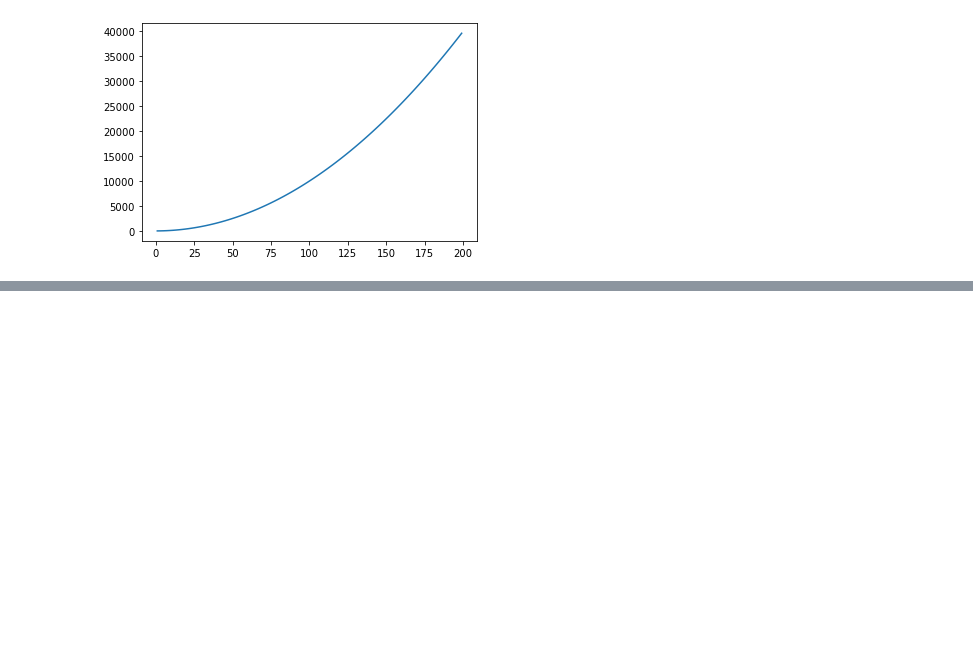
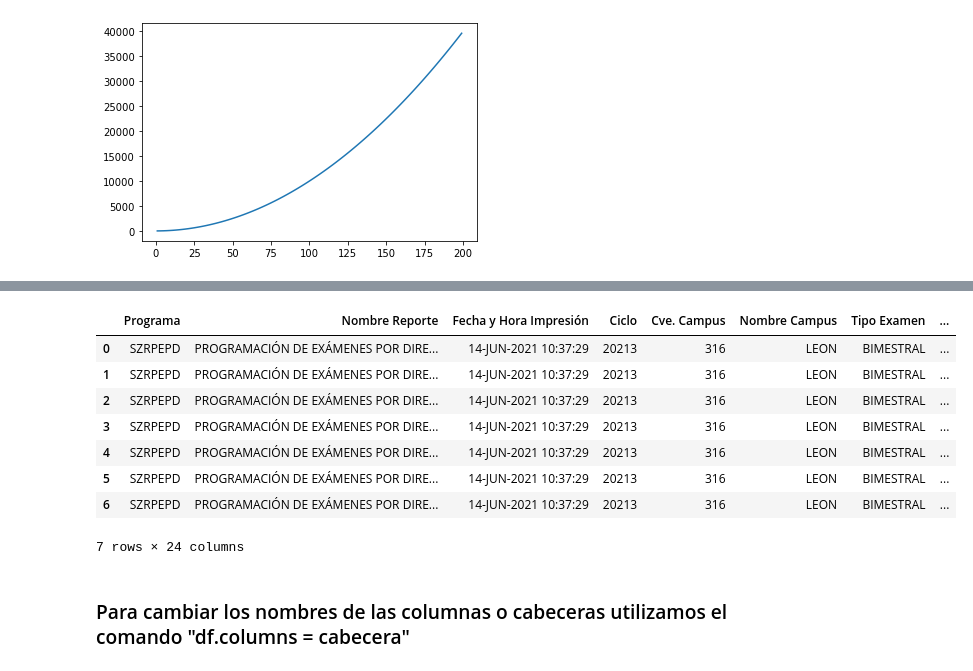
Before and after one commit to HiramTorres/DatavizChallenge, a Jupyter notebook: Visualizacion.ipynb, the cells around one changed output, grey strips where cells are left out. Saved outputs shown, nothing was run; the diff lists cells and outputs as text; code cells hidden in the pictures; blank space fills up the shorter version.

```diff
--- a/Visualizacion.ipynb
+++ b/Visualizacion.ipynb
@@ -25,0 +28,2 @@ plt.show()
+# %%
+df = pd.read_excel("ExamenesBimestrales.xlsx")
@@ -25,0 +32,14 @@ plt.show()
+# %%
+df.head(7)
+# %% [output]
+|  | Programa | Nombre Reporte | Fecha y Hora Impresión | Ciclo | Cve. Campus | Nombre Campus | Tipo Examen | ... |
+| 0 | SZRPEPD | PROGRAMACIÓN DE EXÁMENES POR DIRE... | 14-JUN-2021 10:37:29 | 20213 | 316 | LEON | BIMESTRAL | ... |
+| 1 | SZRPEPD | PROGRAMACIÓN DE EXÁMENES POR DIRE... | 14-JUN-2021 10:37:29 | 20213 | 316 | LEON | BIMESTRAL | ... |
+| 2 | SZRPEPD | PROGRAMACIÓN DE EXÁMENES POR DIRE... | 14-JUN-2021 10:37:29 | 20213 | 316 | LEON | BIMESTRAL | ... |
+| 3 | SZRPEPD | PROGRAMACIÓN DE EXÁMENES POR DIRE... | 14-JUN-2021 10:37:29 | 20213 | 316 | LEON | BIMESTRAL | ... |
+| 4 | SZRPEPD | PROGRAMACIÓN DE EXÁMENES POR DIRE... | 14-JUN-2021 10:37:29 | 20213 | 316 | LEON | BIMESTRAL | ... |
+| 5 | SZRPEPD | PROGRAMACIÓN DE EXÁMENES POR DIRE... | 14-JUN-2021 10:37:29 | 20213 | 316 | LEON | BIMESTRAL | ... |
+| 6 | SZRPEPD | PROGRAMACIÓN DE EXÁMENES POR DIRE... | 14-JUN-2021 10:37:29 | 20213 | 316 | LEON | BIMESTRAL | ... |
+7 rows × 24 columns
+# %% [markdown]
+### Para cambiar los nombres de las columnas o cabeceras utilizamos el comando "df.columns = cabecera"
```
Also changed, not shown: parts of 4 cells of this notebook, 1 other file.
